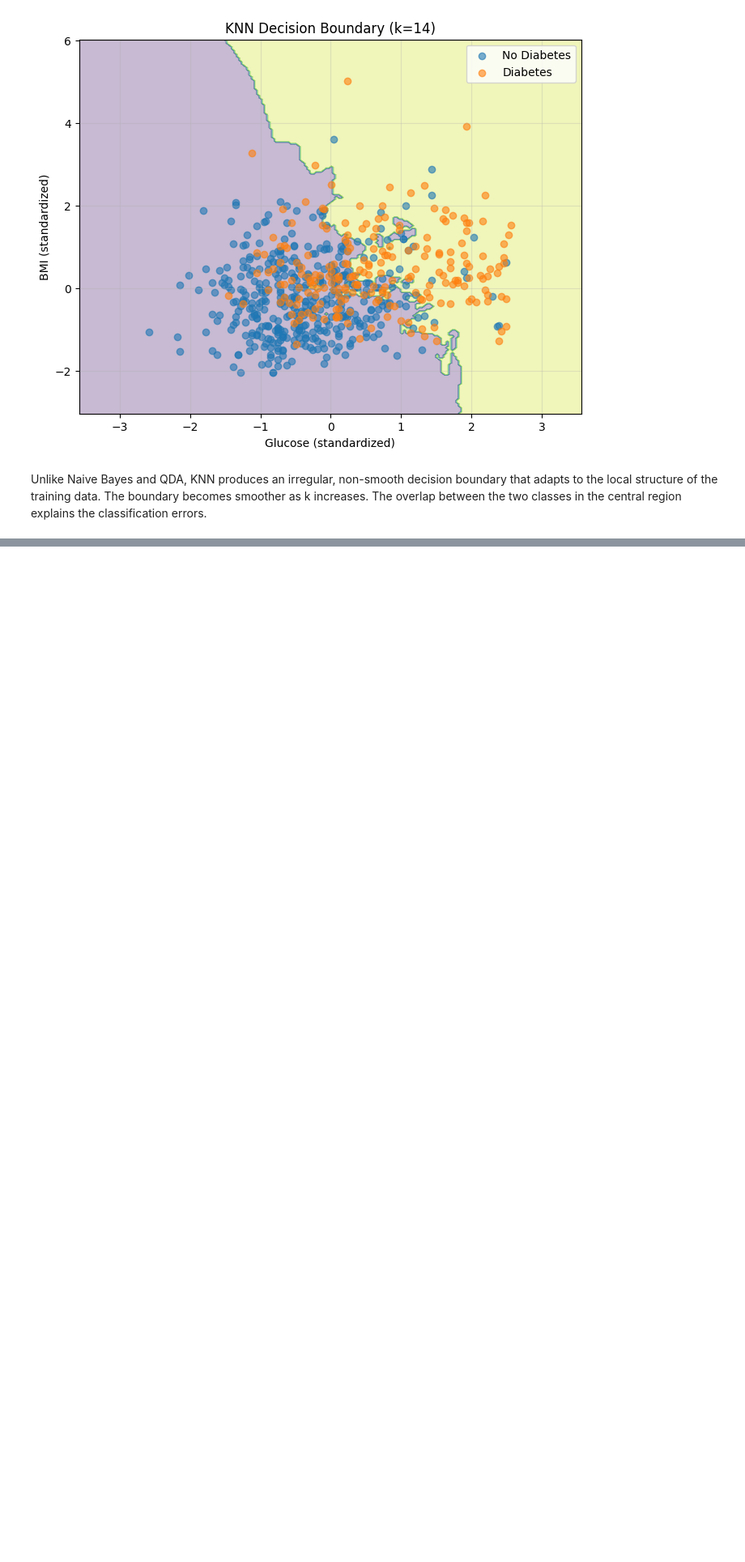
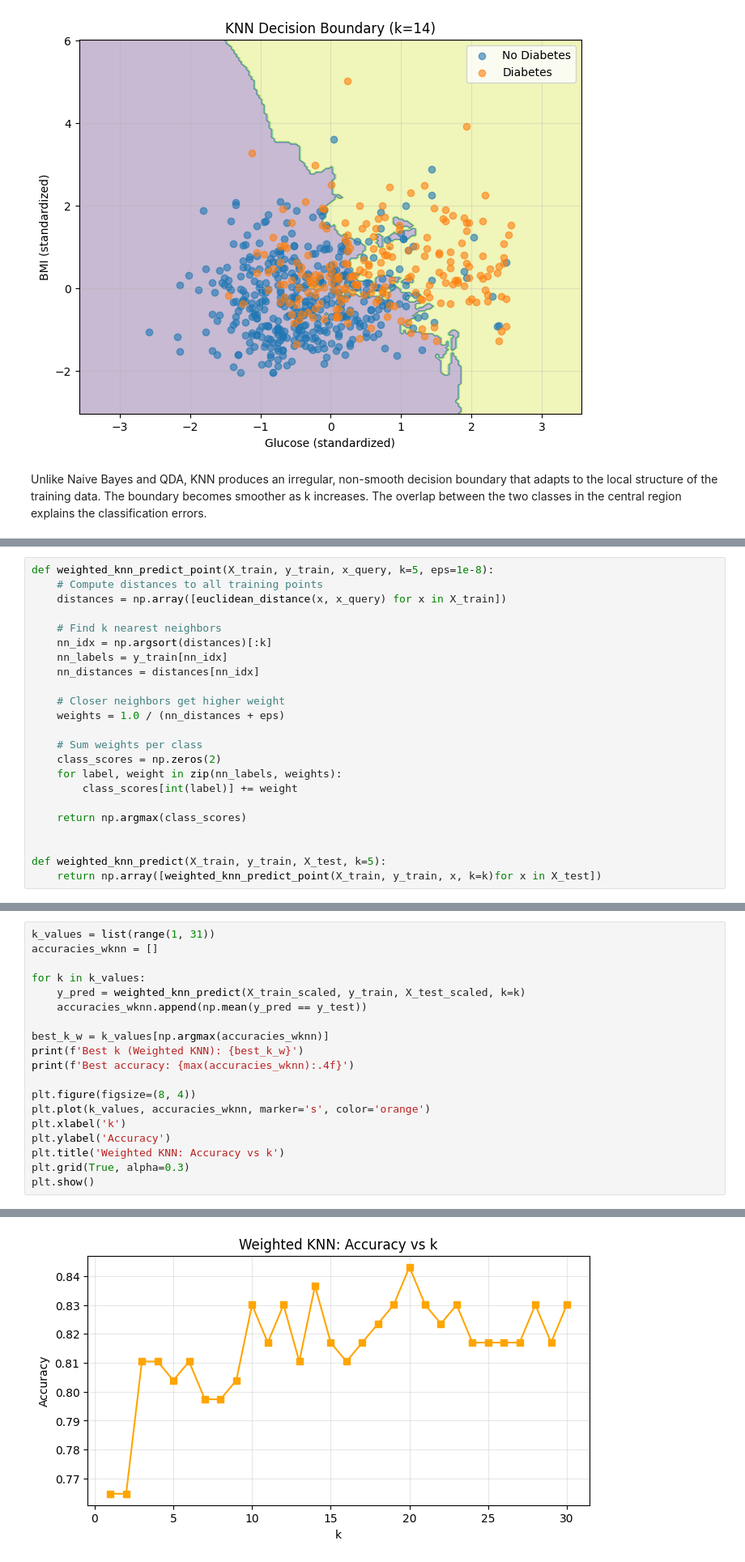
Before and after one commit to maksimovicd501-wq/Dijabetes, a Jupyter notebook: Diabetes.ipynb, the cells around one changed output, grey strips where cells are left out. Shown at 81% size. Cells and saved outputs as stored; diff of their text form; blank space fills up the shorter version.

Commit message:
Weighted knn

```diff
--- a/Diabetes.ipynb
+++ b/Diabetes.ipynb
@@ -1173,0 +1188,23 @@ Unlike Naive Bayes and QDA, KNN produces an irregular, non-smooth decision bound
+# %%
+def weighted_knn_predict_point(X_train, y_train, x_query, k=5, eps=1e-8):
+    # Compute distances to all training points
+    distances = np.array([euclidean_distance(x, x_query) for x in X_train])
+
+    # Find k nearest neighbors
+    nn_idx = np.argsort(distances)[:k]
+    nn_labels = y_train[nn_idx]
+    nn_distances = distances[nn_idx]
+
+    # Closer neighbors get higher weight
+    weights = 1.0 / (nn_distances + eps)
+
+    # Sum weights per class
+    class_scores = np.zeros(2)
+    for label, weight in zip(nn_labels, weights):
+        class_scores[int(label)] += weight
+
+    return np.argmax(class_scores)
+
+
+def weighted_knn_predict(X_train, y_train, X_test, k=5):
+    return np.array([weighted_knn_predict_point(X_train, y_train, x, k=k)for x in X_test])
@@ -1173,0 +1215,20 @@ Unlike Naive Bayes and QDA, KNN produces an irregular, non-smooth decision bound
+# %%
+k_values = list(range(1, 31))
+accuracies_wknn = []
+
+for k in k_values:
+    y_pred = weighted_knn_predict(X_train_scaled, y_train, X_test_scaled, k=k)
+    accuracies_wknn.append(np.mean(y_pred == y_test))
+
+best_k_w = k_values[np.argmax(accuracies_wknn)]
+print(f'Best k (Weighted KNN): {best_k_w}')
+print(f'Best accuracy: {max(accuracies_wknn):.4f}')
+
+plt.figure(figsize=(8, 4))
+plt.plot(k_values, accuracies_wknn, marker='s', color='orange')
+plt.xlabel('k')
+plt.ylabel('Accuracy')
+plt.title('Weighted KNN: Accuracy vs k')
+plt.grid(True, alpha=0.3)
+plt.show()
+# %% [output]
@@ -1173,0 +1237 @@ Unlike Naive Bayes and QDA, KNN produces an irregular, non-smooth decision bound
+[figure, added]
```
Also changed, not shown: parts of 10 cells of this notebook.
